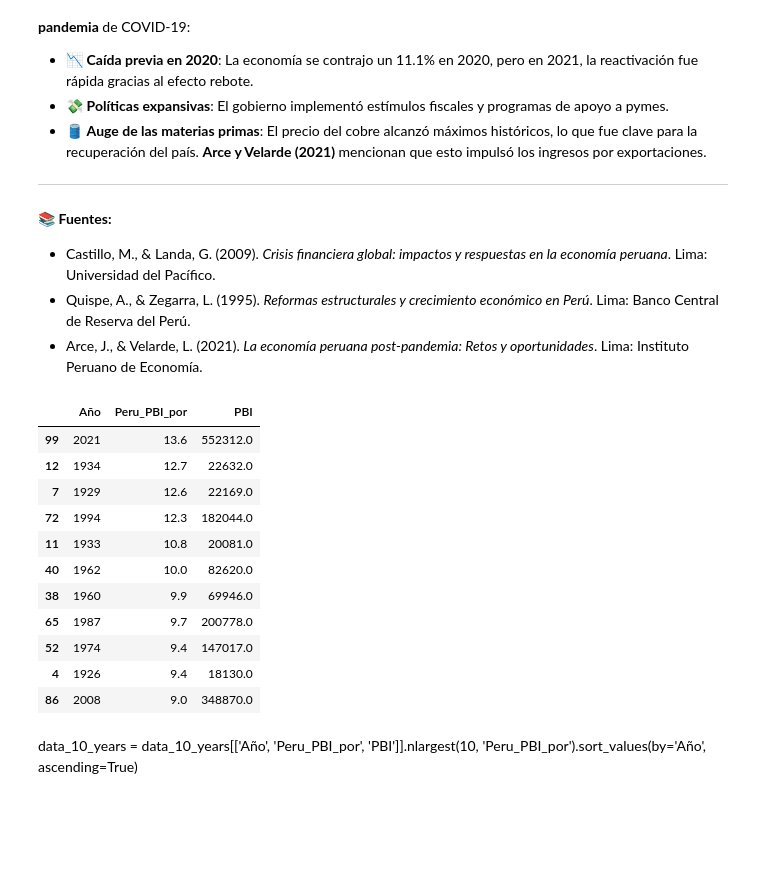
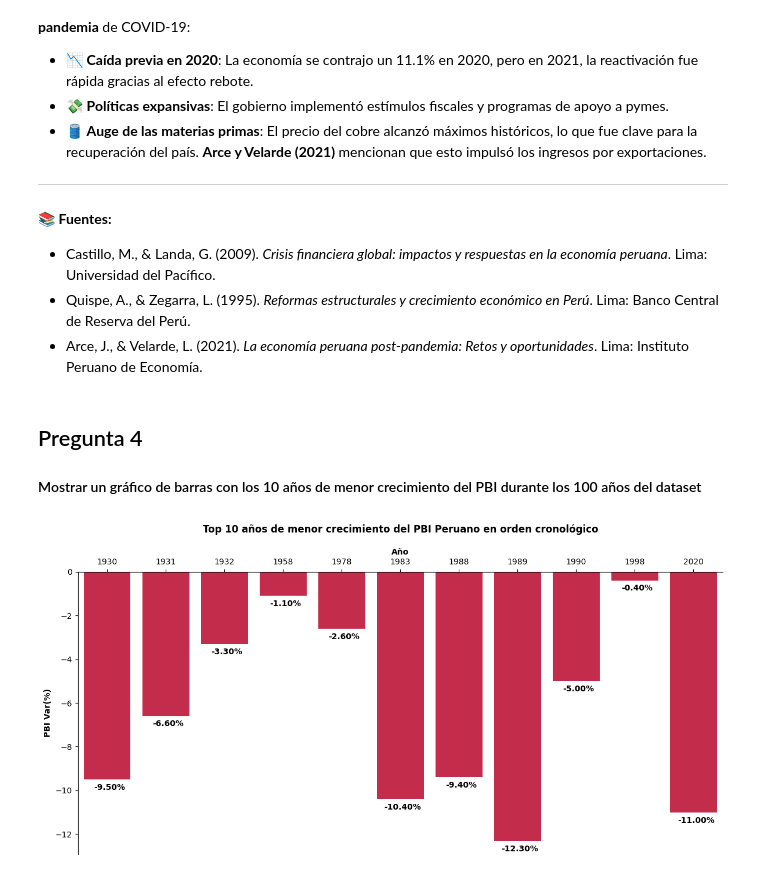
Before and after one commit to Luivelo/Expresate_Peru_con_Datos_2024_Team_GPT, a Jupyter notebook: Proyecto/Storytelling_working_enviroment.ipynb, the cells around one changed output. Cells and saved outputs as stored; diff of their text form; code cells hidden in the pictures; blank space fills up the shorter version.

```diff
--- a/Proyecto/Storytelling_working_enviroment.ipynb
+++ b/Proyecto/Storytelling_working_enviroment.ipynb
@@ -274,21 +275,52 @@ En 2021, Perú registró un crecimiento del 13.6%, el mayor en casi un siglo, gr
 - Castillo, M., & Landa, G. (2009). _Crisis financiera global: impactos y respuestas en la economía peruana_. Lima: Universidad del Pacífico.
 - Quispe, A., & Zegarra, L. (1995). _Reformas estructurales y crecimiento económico en Perú_. Lima: Banco Central de Reserva del Perú.
 - Arce, J., & Velarde, L. (2021). _La economía peruana post-pandemia: Retos y oportunidades_. Lima: Instituto Peruano de Economía.
-# %%
-data_10_years
-# %% [output]
-|  | Año | Peru_PBI_por | PBI |
-| 99 | 2021 | 13.6 | 552312.0 |
-| 12 | 1934 | 12.7 | 22632.0 |
-| 7 | 1929 | 12.6 | 22169.0 |
-| 72 | 1994 | 12.3 | 182044.0 |
-| 11 | 1933 | 10.8 | 20081.0 |
-| 40 | 1962 | 10.0 | 82620.0 |
-| 38 | 1960 | 9.9 | 69946.0 |
-| 65 | 1987 | 9.7 | 200778.0 |
-| 52 | 1974 | 9.4 | 147017.0 |
-| 4 | 1926 | 9.4 | 18130.0 |
-| 86 | 2008 | 9.0 | 348870.0 |
-# %% [markdown]
-
-data_10_years = data_10_years[['Año', 'Peru_PBI_por', 'PBI']].nlargest(10, 'Peru_PBI_por').sort_values(by='Año', ascending=True)
+# %% [markdown]
+## Pregunta 4
+#### Mostrar un gráfico de barras con los 10 años de menor crecimiento del PBI durante los 100 años del dataset
+# %%
+# Filtrar los 10 años de menor crecimiento del PBI
+data_10_less = data.copy()
+data_1998 = data_10_less[data_10_less['Año'] == 1998]
+data_10_less = data_10_less[['Año', 'Peru_PBI_por', 'PBI']].sort_values(by='Peru_PBI_por', ascending=True).head(10)
+data_10_less = data_10_less.append(data_1998[['Año','Peru_PBI_por', 'PBI']])
+data_10_less['Año'] = data_10_less['Año'].astype(int)  # Ajustar el año para que coincida con el año real
+# Ordenar por Año de menor a mayor
+data_10_less = data_10_less.sort_values(by='Año')
+# Crear el gráfico de barras
+fig, ax = plt.subplots(figsize=(12, 6))
+bars = sns.barplot(x='Año', y='Peru_PBI_por', data=data_10_less, color='crimson')
+
+data_dict = data_10_less.set_index('Año')['Peru_PBI_por'].to_dict()
+
+# Añadir etiquetas de porcentaje de variación a cada barra
+for i, bar in enumerate(bars.patches):
+    height = bar.get_height()
+    # Obtener el año de data_10_less usando el índice
+    year = data_10_less.iloc[i]['Año']
+    if year in data_dict:
+        pbi_por = data_dict[year]
+        ax.annotate(f'{pbi_por:.2f}%',
+                    xy=(bar.get_x() + bar.get_width() / 2, height),
+                    xytext=(3, -15),  # 3 puntos de desplazamiento vertical
+                    textcoords="offset points",
+                    ha='center', va='bottom', fontsize=10, color='black', weight='bold')
+
+# Limpiar bordes innecesarios del gráfico
+sns.despine(left=False, bottom=True, top=False)
+
+# Añadir título y etiquetas
+plt.title("Top 10 años de menor crecimiento del PBI Peruano en orden cronológico", weight='bold', pad=20)
+ax.set_xlabel("Año", weight='bold')
+ax.set_ylabel("PBI Var(%)", weight='bold')  # Ajusta esta etiqueta según corresponda
+
+# Invertir el eje y para que vaya de 0 a negativo hacia arriba
+#ax.invert_yaxis()
+ax.xaxis.set_ticks_position('top')
+ax.xaxis.set_label_position('top')
+# Ajustar diseño y mostrar gráfico
+plt.grid(False)
+plt.tight_layout()
+plt.show()
+# %% [output]
+[figure, added]
```
Also changed, not shown: parts of 7 cells of this notebook.
